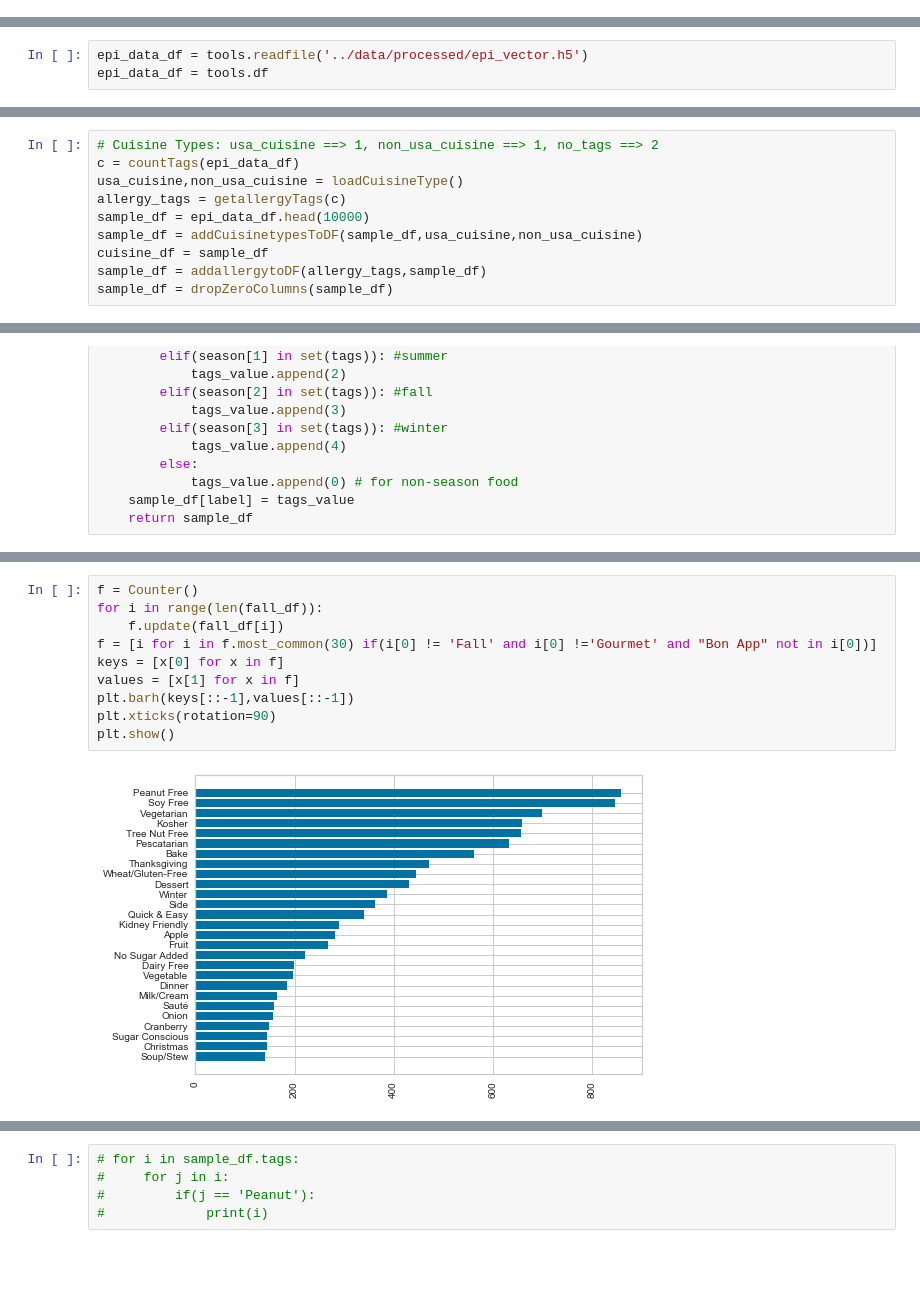
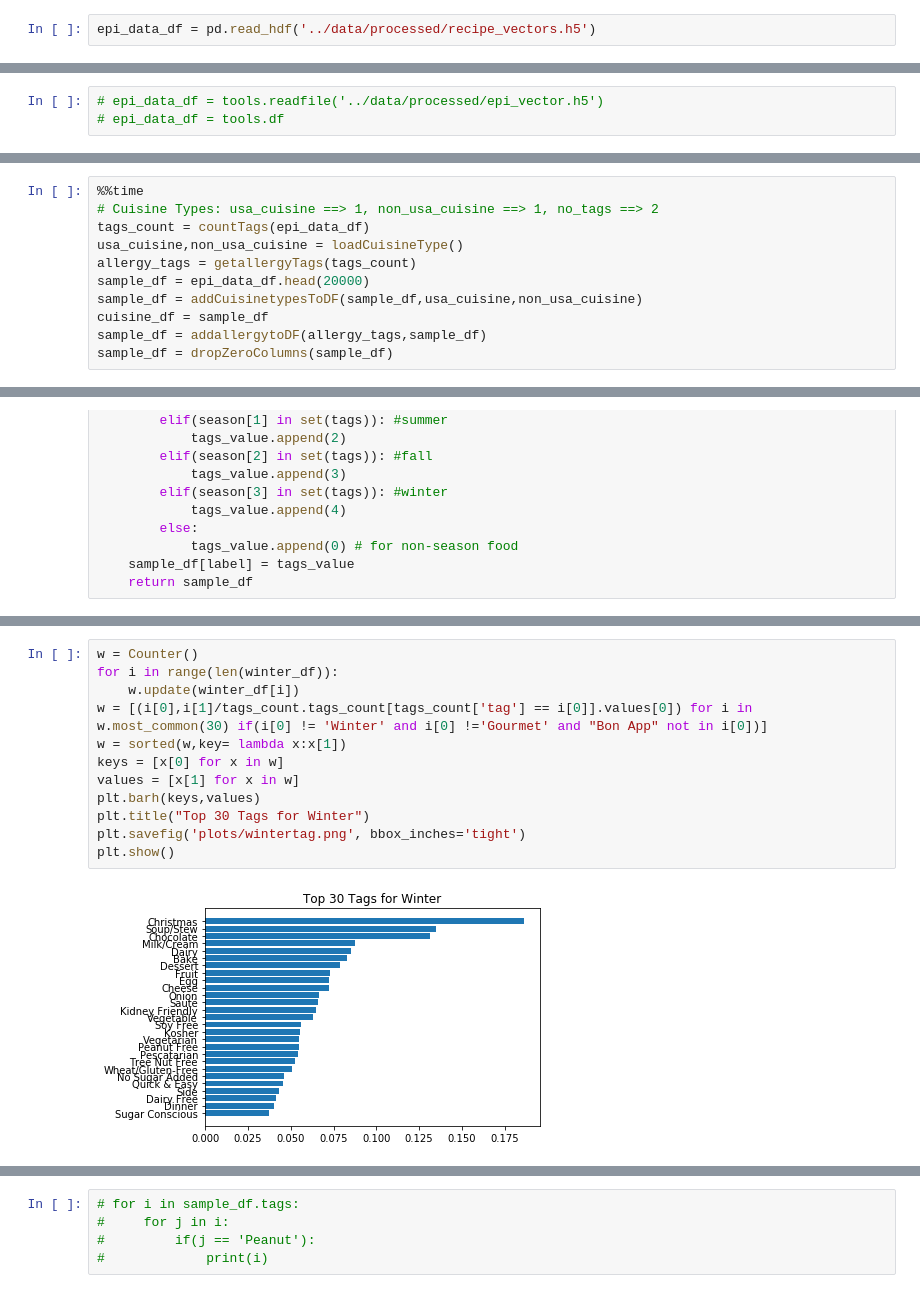
Before and after one commit to Sisyphus192/deep-dishes, a Jupyter notebook: notebooks/classification.ipynb, the cells around one changed output, grey strips where cells are left out. Drawn from its saved outputs; the diff is of its cells as text; blank space fills up the shorter version.

Commit message:
plots available

```diff
--- a/notebooks/classification.ipynb
+++ b/notebooks/classification.ipynb
@@ -19,3 +20,5 @@ import collections
 import sys
 sys.path.insert(0, '../src/')
 import utils
+# %%
+epi_data_df = pd.read_hdf('../data/processed/recipe_vectors.h5')
@@ -24,4 +33,4 @@ tools = utils.tools() # create object
 # %%
-epi_data_df = tools.readfile('../data/processed/epi_vector.h5')
-epi_data_df = tools.df
+# epi_data_df = tools.readfile('../data/processed/epi_vector.h5')
+# epi_data_df = tools.df
 # %%
@@ -206,11 +217,12 @@ class SVCmodel(object):
 # %% [markdown]
 ## Data Preparation for Classification
 # %%
+%%time
 # Cuisine Types: usa_cuisine ==> 1, non_usa_cuisine ==> 1, no_tags ==> 2
-c = countTags(epi_data_df)
+tags_count = countTags(epi_data_df)
 usa_cuisine,non_usa_cuisine = loadCuisineType()
-allergy_tags = getallergyTags(c)
-sample_df = epi_data_df.head(10000)
+allergy_tags = getallergyTags(tags_count)
+sample_df = epi_data_df.head(20000)
 sample_df = addCuisinetypesToDF(sample_df,usa_cuisine,non_usa_cuisine)
 cuisine_df = sample_df
 sample_df = addallergytoDF(allergy_tags,sample_df)
@@ -327,12 +409,14 @@ plt.show()
 # %%
-f = Counter()
-for i in range(len(fall_df)):
-    f.update(fall_df[i])
-f = [i for i in f.most_common(30) if(i[0] != 'Fall' and i[0] !='Gourmet' and "Bon App" not in i[0])]
-keys = [x[0] for x in f]
-values = [x[1] for x in f]
-plt.barh(keys[::-1],values[::-1])
-plt.xticks(rotation=90)
+w = Counter()
+for i in range(len(winter_df)):
+    w.update(winter_df[i])
+w = [(i[0],i[1]/tags_count.tags_count[tags_count['tag'] == i[0]].values[0]) for i in w.most_common(30) if(i[0] != 'Winter' and i[0] !='Gourmet' and "Bon App" not in i[0])]
+w = sorted(w,key= lambda x:x[1])
+keys = [x[0] for x in w]
+values = [x[1] for x in w]
+plt.barh(keys,values)
+plt.title("Top 30 Tags for Winter")
+plt.savefig('plots/wintertag.png', bbox_inches='tight')
 plt.show()
 # %% [output]
-[figure, old version]
+[figure, new version]
```
Also changed, not shown: parts of 93 cells of this notebook, 32 other files.
